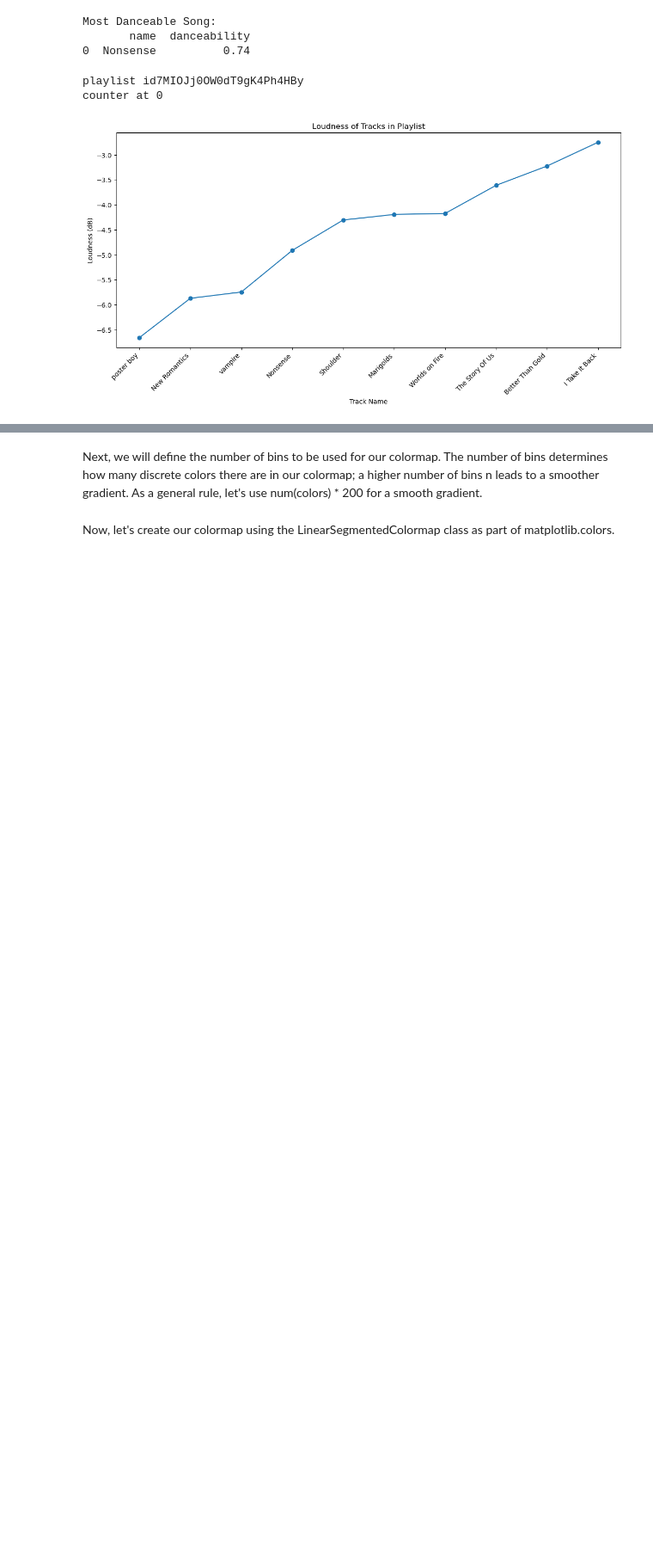
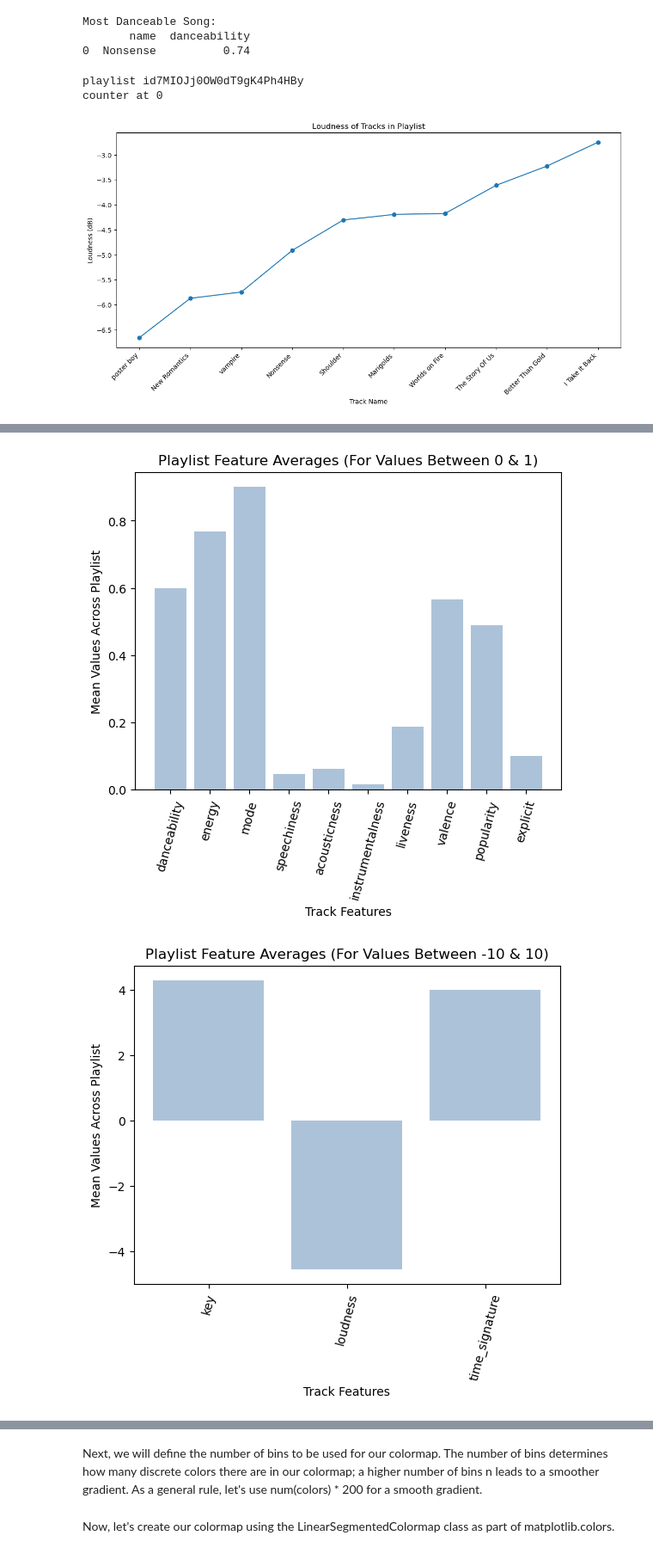
Before and after one commit to HMC-CS123-F23/cs-123-class-project-hannah-amy-daisy, a Jupyter notebook: experiment.ipynb, the cells around one changed output, grey strips where cells are left out. Shown: that part at 86% size. Cells and saved outputs as stored; diff of their text form; code cells hidden in the pictures; blank space fills up the shorter version.

Commit message:
added lots of messy code for summarising means of playlist features

```diff
--- a/experiment.ipynb
+++ b/experiment.ipynb
@@ -184,0 +296,27 @@ counter at 0
+# %%
+# Bar plot for values between zero and one
+plt.bar(zero_to_one_cols, zero_to_one_means, color="xkcd:cloudy blue")
+plt.xlabel("Track Features")
+plt.ylabel("Mean Values Across Playlist")
+plt.title("Playlist Feature Averages (For Values Between 0 & 1)")
+plt.xticks(rotation=75)
+plt.show()
+
+# Bar plot for values between -10 and 10, excluding [0, 1]
+plt.bar(negten_to_ten_cols, negten_to_ten_means, color="xkcd:cloudy blue")
+plt.xlabel("Track Features")
+plt.ylabel("Mean Values Across Playlist")
+plt.title("Playlist Feature Averages (For Values Between -10 & 10)")
+plt.xticks(rotation=75)
+plt.show()
+
+# Bar plot for values greater than 10
+plt.bar(greater_ten_cols, greater_ten_means, color="xkcd:cloudy blue")
+plt.xlabel("Track Features")
+plt.ylabel("Mean Values Across Playlist")
+plt.title("Playlist Feature Averages (For Values > 10)")
+plt.xticks(rotation=75)
+plt.show()
+# %% [output]
+[figure, added]
+[figure, added]
```
Also changed, not shown: parts of 13 cells of this notebook.
